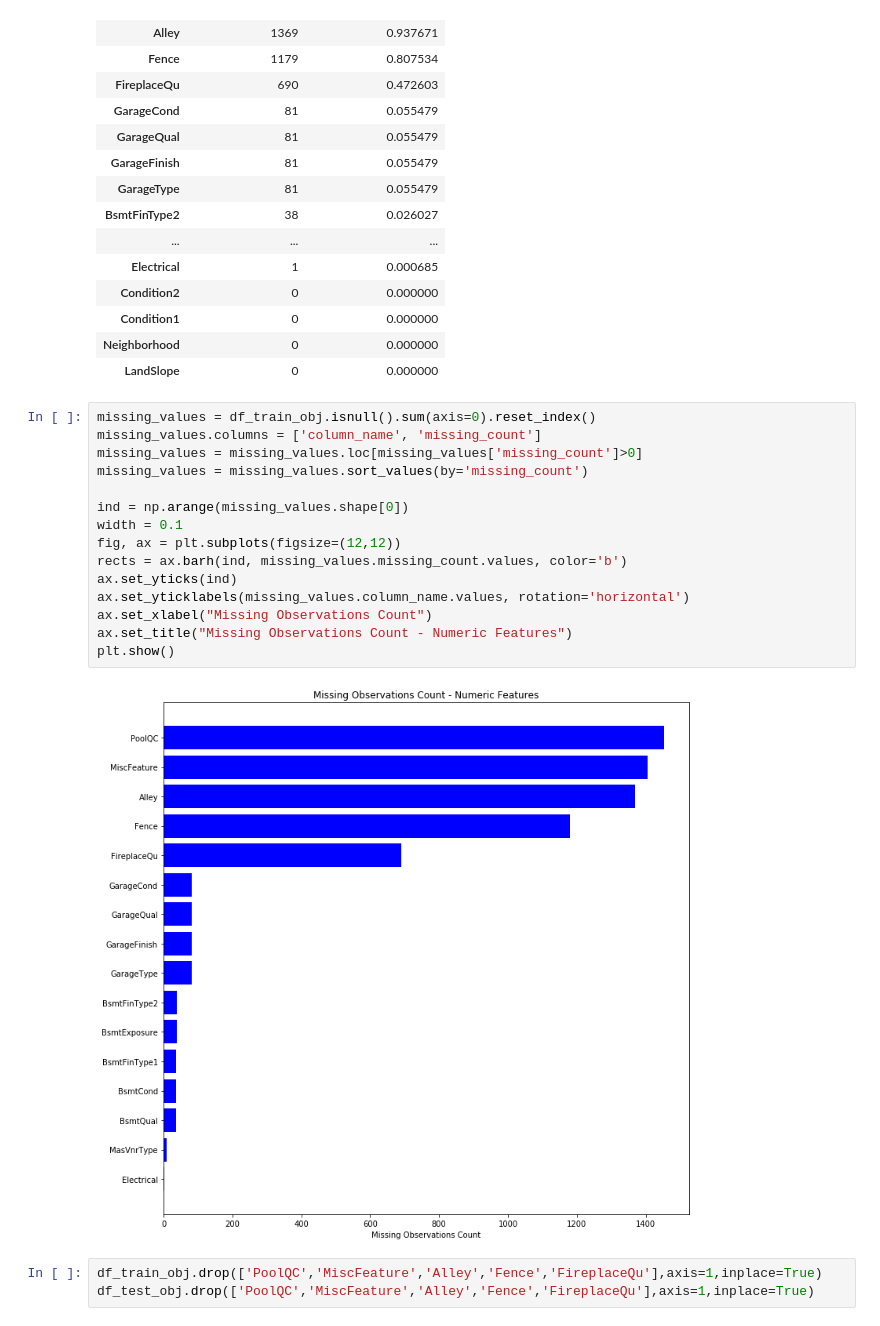
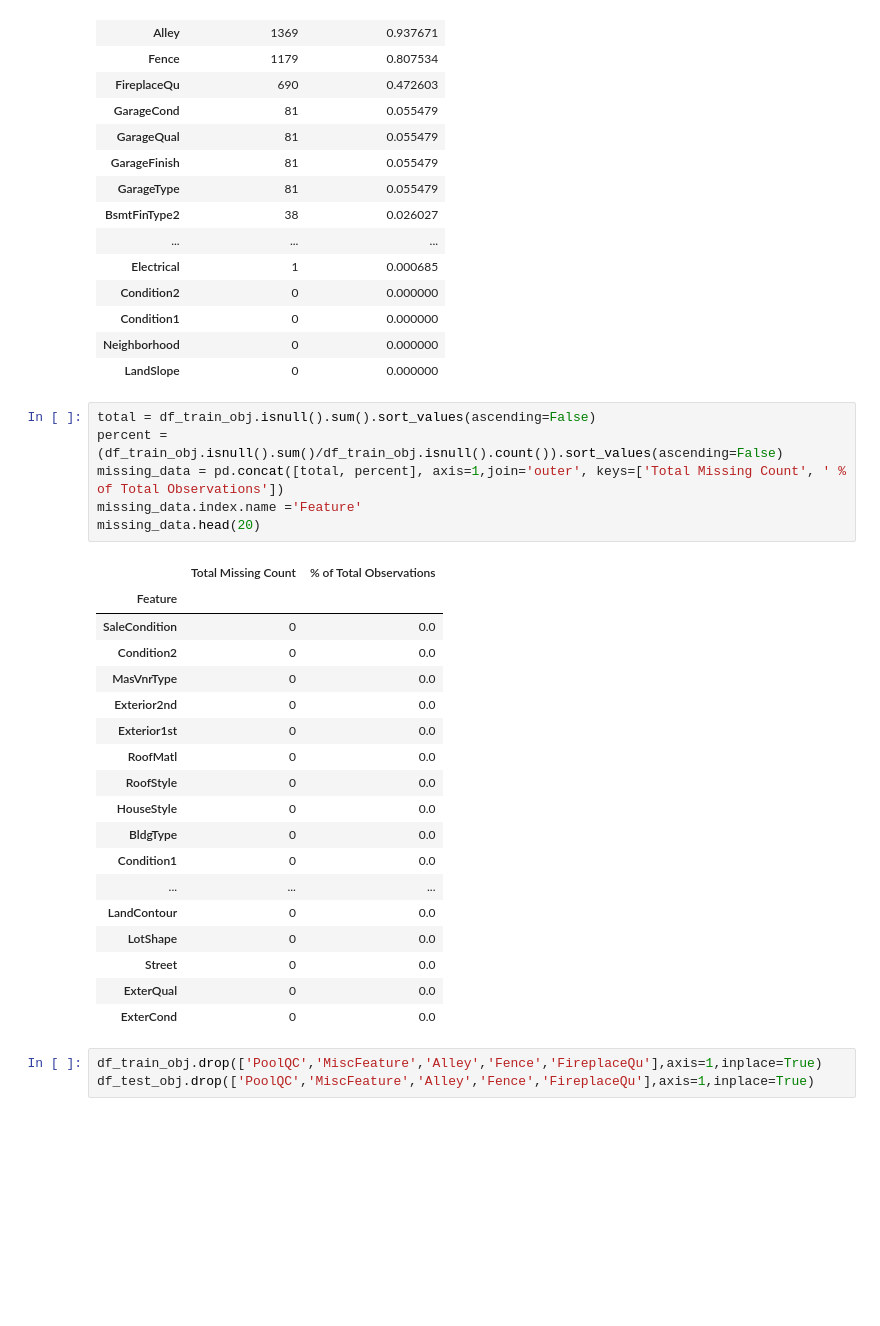
Before and after one commit to DongMinKim23/kaggle, a Jupyter notebook: HousePrices_4.ipynb, the cells around one changed output. Cells and saved outputs as stored; diff of their text form; blank space fills up the shorter version.

Commit message:
0525|EDA_type

```diff
--- a/HousePrices_4.ipynb
+++ b/HousePrices_4.ipynb
@@ -442,23 +407,31 @@ missing_data.head(20)
 | Condition1 | 0 | 0.000000 |
 | Neighborhood | 0 | 0.000000 |
 | LandSlope | 0 | 0.000000 |
-# %%
-missing_values = df_train_obj.isnull().sum(axis=0).reset_index()
-missing_values.columns = ['column_name', 'missing_count']
-missing_values = missing_values.loc[missing_values['missing_count']>0]
-missing_values = missing_values.sort_values(by='missing_count')
-
-ind = np.arange(missing_values.shape[0])
-width = 0.1
-fig, ax = plt.subplots(figsize=(12,12))
-rects = ax.barh(ind, missing_values.missing_count.values, color='b')
-ax.set_yticks(ind)
-ax.set_yticklabels(missing_values.column_name.values, rotation='horizontal')
-ax.set_xlabel("Missing Observations Count")
-ax.set_title("Missing Observations Count - Numeric Features")
-plt.show()
-# %% [output]
-[figure, removed]
+# %%
+total = df_train_obj.isnull().sum().sort_values(ascending=False)
+percent = (df_train_obj.isnull().sum()/df_train_obj.isnull().count()).sort_values(ascending=False)
+missing_data = pd.concat([total, percent], axis=1,join='outer', keys=['Total Missing Count', ' % of Total Observations'])
+missing_data.index.name ='Feature'
+missing_data.head(20)
+# %% [output]
+|  | Total Missing Count | % of Total Observations |
+| Feature |  |  |
+| SaleCondition | 0 | 0.0 |
+| Condition2 | 0 | 0.0 |
+| MasVnrType | 0 | 0.0 |
+| Exterior2nd | 0 | 0.0 |
+| Exterior1st | 0 | 0.0 |
+| RoofMatl | 0 | 0.0 |
+| RoofStyle | 0 | 0.0 |
+| HouseStyle | 0 | 0.0 |
+| BldgType | 0 | 0.0 |
+| Condition1 | 0 | 0.0 |
+| ... | ... | ... |
+| LandContour | 0 | 0.0 |
+| LotShape | 0 | 0.0 |
+| Street | 0 | 0.0 |
+| ExterQual | 0 | 0.0 |
+| ExterCond | 0 | 0.0 |
 # %%
 df_train_obj.drop(['PoolQC','MiscFeature','Alley','Fence','FireplaceQu'],axis=1,inplace=True)
 df_test_obj.drop(['PoolQC','MiscFeature','Alley','Fence','FireplaceQu'],axis=1,inplace=True)
```
Also changed, not shown: parts of 12 cells of this notebook, 2 other files.
